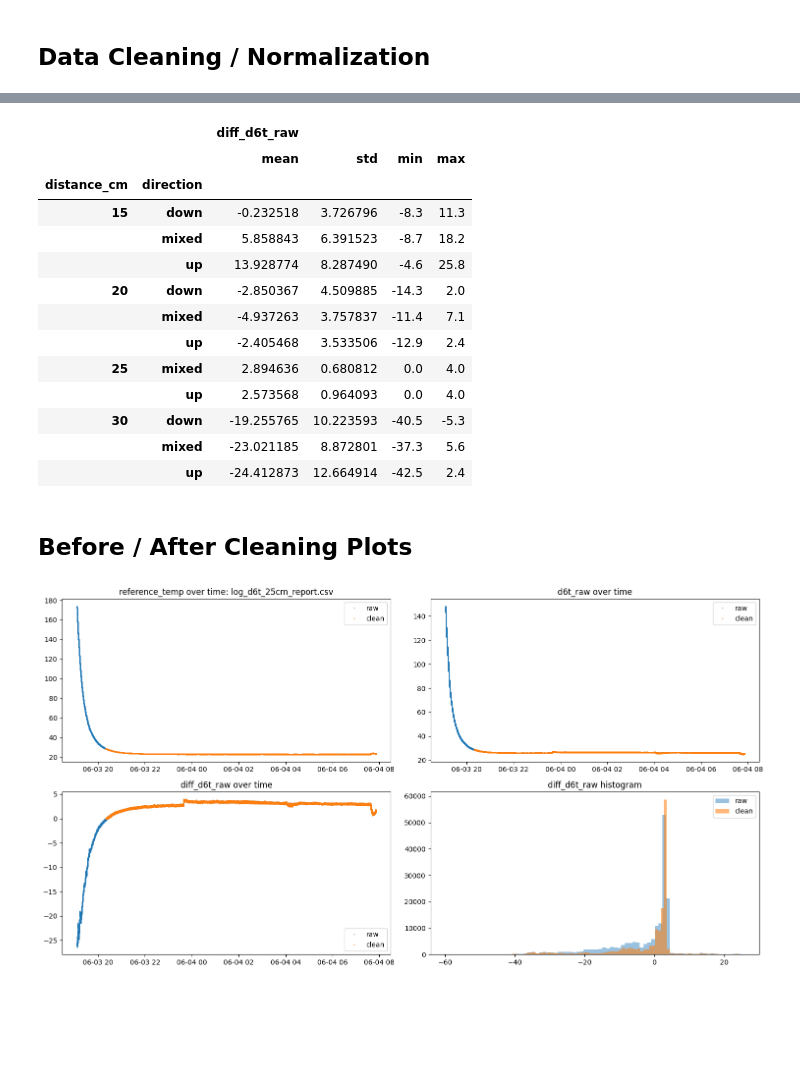
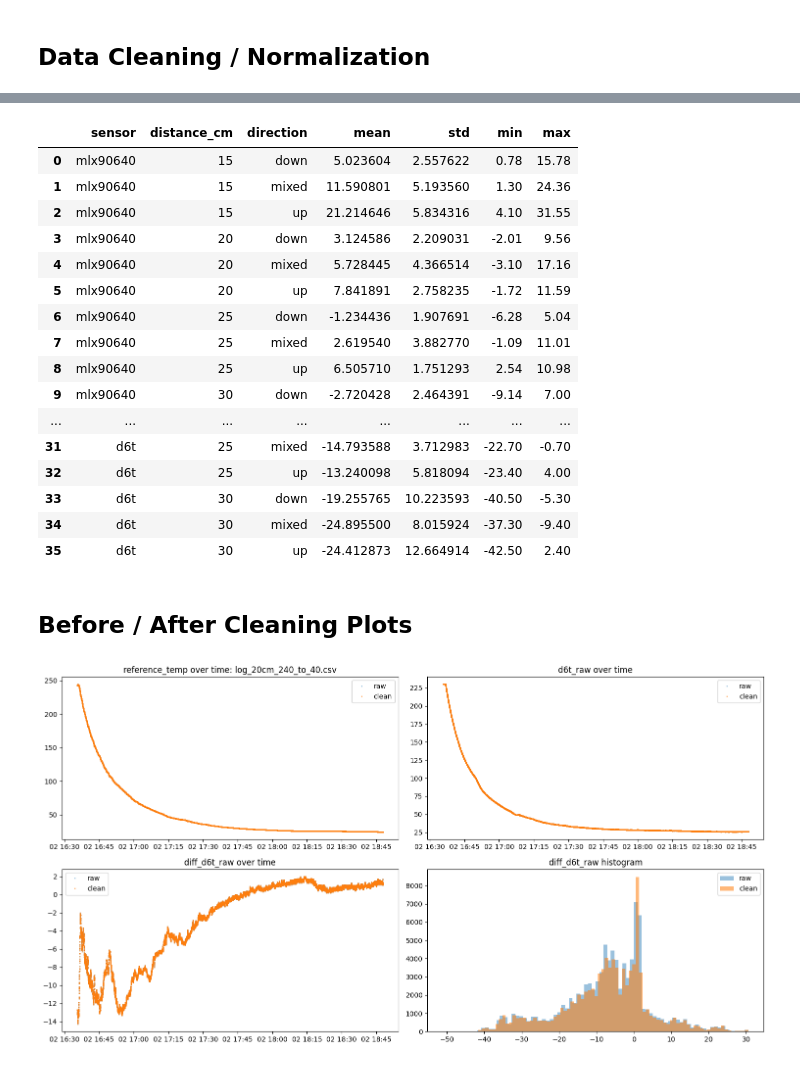
Before and after one commit to hai125125/test_cam_temp_v2_omron, a Jupyter notebook: notebooks/train_calibration.ipynb, the cells around one changed output, grey strips where cells are left out. Cells and saved outputs as stored; diff of their text form; code cells hidden in the pictures; blank space fills up the shorter version.

```diff
--- a/notebooks/train_calibration.ipynb
+++ b/notebooks/train_calibration.ipynb
@@ -316,11 +377,16 @@ display(cleaning_stats); display(removed_by_source); display(removed_by_distance
 # %%
-# Quick plots: sensor raw vs reference, after optional cleaning.
-plot_df = TRAIN_DF.sample(min(len(TRAIN_DF), 12000), random_state=7) if len(TRAIN_DF) > 12000 else TRAIN_DF
+
+# Quick plots: each sensor uses its own raw/clean training rows.
 fig, axes = plt.subplots(1, len(ACTIVE_SENSORS), figsize=(6 * len(ACTIVE_SENSORS), 4), sharey=True)
 if len(ACTIVE_SENSORS) == 1: axes = [axes]
+sc = None
 for ax, (sensor, col) in zip(axes, ACTIVE_SENSORS.items()):
+    train_df = TRAIN_DF_BY_SENSOR[sensor]
+    plot_df = train_df.sample(min(len(train_df), 12000), random_state=7) if len(train_df) > 12000 else train_df
     sc = ax.scatter(plot_df[col], plot_df['reference_temp'], c=plot_df['distance_cm'], s=4, alpha=0.35, cmap='viridis')
     lo = np.nanmin([plot_df[col].min(), plot_df['reference_temp'].min()]); hi = np.nanmax([plot_df[col].max(), plot_df['reference_temp'].max()])
-    ax.plot([lo, hi], [lo, hi], color='black', lw=1, alpha=0.4); ax.set_title(f'{sensor} ({TRAIN_DF_NAME})'); ax.set_xlabel('raw sensor temp')
-axes[0].set_ylabel('reference_temp'); fig.colorbar(sc, ax=axes, label='distance_cm'); plt.tight_layout()
+    ax.plot([lo, hi], [lo, hi], color='black', lw=1, alpha=0.4); ax.set_title(f'{sensor} ({TRAIN_DF_NAME}, n={len(train_df):,})'); ax.set_xlabel('raw sensor temp')
+axes[0].set_ylabel('reference_temp')
+if sc is not None: fig.colorbar(sc, ax=axes, label='distance_cm')
+plt.tight_layout()
 # %% [output]
@@ -328,34 +394,47 @@ axes[0].set_ylabel('reference_temp'); fig.colorbar(sc, ax=axes, label='distance_
 # %%
-# Raw differences against reference.
-for frame in [df_raw, df_clean, TRAIN_DF]:
-    for sensor, raw_col in SENSORS.items(): frame[f'diff_{sensor}_raw'] = frame[raw_col] - frame['reference_temp']
-diff_cols = [f'diff_{sensor}_raw' for sensor in ACTIVE_SENSORS]
-display(TRAIN_DF.groupby(['distance_cm', 'direction'])[diff_cols].agg(['mean', 'std', 'min', 'max']))
+
+# Raw differences against reference, grouped per sensor-specific training data.
+for sensor, raw_col in SENSORS.items():
+    df_raw[f'diff_{sensor}_raw'] = df_raw[raw_col] - df_raw['reference_temp']
+    if sensor in CLEAN_DF_BY_SENSOR: CLEAN_DF_BY_SENSOR[sensor][f'diff_{sensor}_raw'] = CLEAN_DF_BY_SENSOR[sensor][raw_col] - CLEAN_DF_BY_SENSOR[sensor]['reference_temp']
+summary_frames = []
+for sensor, raw_col in ACTIVE_SENSORS.items():
+    train_df = TRAIN_DF_BY_SENSOR[sensor].copy(); diff_col = f'diff_{sensor}_raw'; train_df[diff_col] = train_df[raw_col] - train_df['reference_temp']
+    summary = train_df.groupby(['distance_cm', 'direction'])[diff_col].agg(['mean', 'std', 'min', 'max']).reset_index()
+    summary.insert(0, 'sensor', sensor); summary_frames.append(summary)
+display(pd.concat(summary_frames, ignore_index=True) if summary_frames else pd.DataFrame())
 # %% [output]
-|  |  | diff_d6t_raw |  |  |  |
-|  |  | mean | std | min | max |
-| distance_cm | direction |  |  |  |  |
-| 15 | down | -0.232518 | 3.726796 | -8.3 | 11.3 |
-|  | mixed | 5.858843 | 6.391523 | -8.7 | 18.2 |
-|  | up | 13.928774 | 8.287490 | -4.6 | 25.8 |
-| 20 | down | -2.850367 | 4.509885 | -14.3 | 2.0 |
-|  | mixed | -4.937263 | 3.757837 | -11.4 | 7.1 |
-|  | up | -2.405468 | 3.533506 | -12.9 | 2.4 |
-| 25 | mixed | 2.894636 | 0.680812 | 0.0 | 4.0 |
-|  | up | 2.573568 | 0.964093 | 0.0 | 4.0 |
-| 30 | down | -19.255765 | 10.223593 | -40.5 | -5.3 |
-|  | mixed | -23.021185 | 8.872801 | -37.3 | 5.6 |
-|  | up | -24.412873 | 12.664914 | -42.5 | 2.4 |
+|  | sensor | distance_cm | direction | mean | std | min | max |
+| 0 | mlx90640 | 15 | down | 5.023604 | 2.557622 | 0.78 | 15.78 |
+| 1 | mlx90640 | 15 | mixed | 11.590801 | 5.193560 | 1.30 | 24.36 |
+| 2 | mlx90640 | 15 | up | 21.214646 | 5.834316 | 4.10 | 31.55 |
+| 3 | mlx90640 | 20 | down | 3.124586 | 2.209031 | -2.01 | 9.56 |
+| 4 | mlx90640 | 20 | mixed | 5.728445 | 4.366514 | -3.10 | 17.16 |
+| 5 | mlx90640 | 20 | up | 7.841891 | 2.758235 | -1.72 | 11.59 |
+| 6 | mlx90640 | 25 | down | -1.234436 | 1.907691 | -6.28 | 5.04 |
+| 7 | mlx90640 | 25 | mixed | 2.619540 | 3.882770 | -1.09 | 11.01 |
+| 8 | mlx90640 | 25 | up | 6.505710 | 1.751293 | 2.54 | 10.98 |
+| 9 | mlx90640 | 30 | down | -2.720428 | 2.464391 | -9.14 | 7.00 |
+| ... | ... | ... | ... | ... | ... | ... | ... |
+| 31 | d6t | 25 | mixed | -14.793588 | 3.712983 | -22.70 | -0.70 |
+| 32 | d6t | 25 | up | -13.240098 | 5.818094 | -23.40 | 4.00 |
+| 33 | d6t | 30 | down | -19.255765 | 10.223593 | -40.50 | -5.30 |
+| 34 | d6t | 30 | mixed | -24.895500 | 8.015924 | -37.30 | -9.40 |
+| 35 | d6t | 30 | up | -24.412873 | 12.664914 | -42.50 | 2.40 |
 # %% [markdown]
 ## Before / After Cleaning Plots
 # %%
+
+plot_sensor = 'd6t' if 'd6t' in ACTIVE_SENSORS else next(iter(ACTIVE_SENSORS))
+plot_col = ACTIVE_SENSORS[plot_sensor]
 plot_source = df_raw['source_path'].value_counts().idxmax()
 before = df_raw[df_raw['source_path'].eq(plot_source)].sort_values(['timestamp_parsed', 'timestamp'])
-after = df_clean[df_clean['source_path'].eq(plot_source)].sort_values(['timestamp_parsed', 'timestamp'])
+after = CLEAN_DF_BY_SENSOR[plot_sensor][CLEAN_DF_BY_SENSOR[plot_sensor]['source_path'].eq(plot_source)].sort_values(['timestamp_parsed', 'timestamp'])
+diff_col = f'diff_{plot_sensor}_raw'
 fig, axes = plt.subplots(2, 2, figsize=(15, 8)); axes = axes.ravel()
 axes[0].plot(before['timestamp_parsed'], before['reference_temp'], '.', ms=2, alpha=0.35, label='raw'); axes[0].plot(after['timestamp_parsed'], after['reference_temp'], '.', ms=2, alpha=0.55, label='clean'); axes[0].set_title(f'reference_temp over time: {plot_source}'); axes[0].legend()
-axes[1].plot(before['timestamp_parsed'], before['d6t_raw'], '.', ms=2, alpha=0.35, label='raw'); axes[1].plot(after['timestamp_parsed'], after['d6t_raw'], '.', ms=2, alpha=0.55, label='clean'); axes[1].set_title('d6t_raw over time'); axes[1].legend()
-axes[2].plot(before['timestamp_parsed'], before['diff_d6t_raw'], '.', ms=2, alpha=0.35, label='raw'); axes[2].plot(after['timestamp_parsed'], after['diff_d6t_raw'], '.', ms=2, alpha=0.55, label='clean'); axes[2].set_title('diff_d6t_raw over time'); axes[2].legend()
-axes[3].hist(df_raw['diff_d6t_raw'].dropna(), bins=80, alpha=0.45, label='raw'); axes[3].hist(df_clean['diff_d6t_raw'].dropna(), bins=80, alpha=0.55, label='clean'); axes[3].set_title('diff_d6t_raw histogram'); axes[3].legend(); plt.tight_layout()
+axes[1].plot(before['timestamp_parsed'], before[plot_col], '.', ms=2, alpha=0.35, label='raw'); axes[1].plot(after['timestamp_parsed'], after[plot_col], '.', ms=2, alpha=0.55, label='clean'); axes[1].set_title(f'{plot_col} over time'); axes[1].legend()
+axes[2].plot(before['timestamp_parsed'], before[diff_col], '.', ms=2, alpha=0.35, label='raw'); axes[2].plot(after['timestamp_parsed'], after[diff_col], '.', ms=2, alpha=0.55, label='clean'); axes[2].set_title(f'{diff_col} over time'); axes[2].legend()
+axes[3].hist(df_raw[diff_col].dropna(), bins=80, alpha=0.45, label='raw'); axes[3].hist(CLEAN_DF_BY_SENSOR[plot_sensor][diff_col].dropna(), bins=80, alpha=0.55, label='clean'); axes[3].set_title(f'{diff_col} histogram'); axes[3].legend(); plt.tight_layout()
 # %% [output]
-[figure, old version]
+[figure, new version]
```
Also changed, not shown: parts of 13 cells of this notebook, 8 other files.
